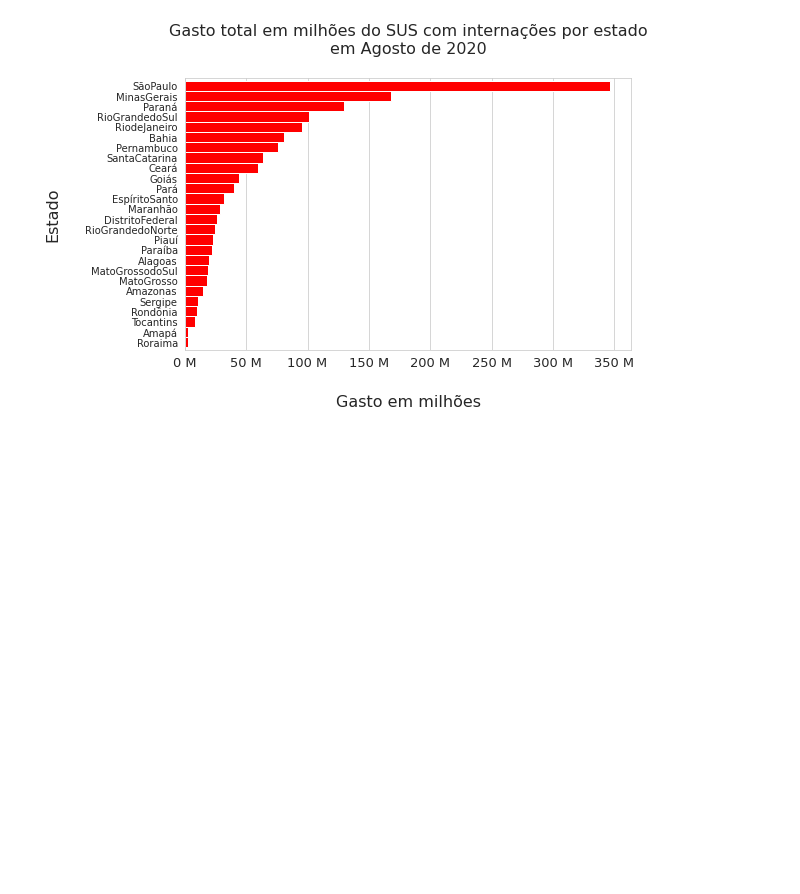
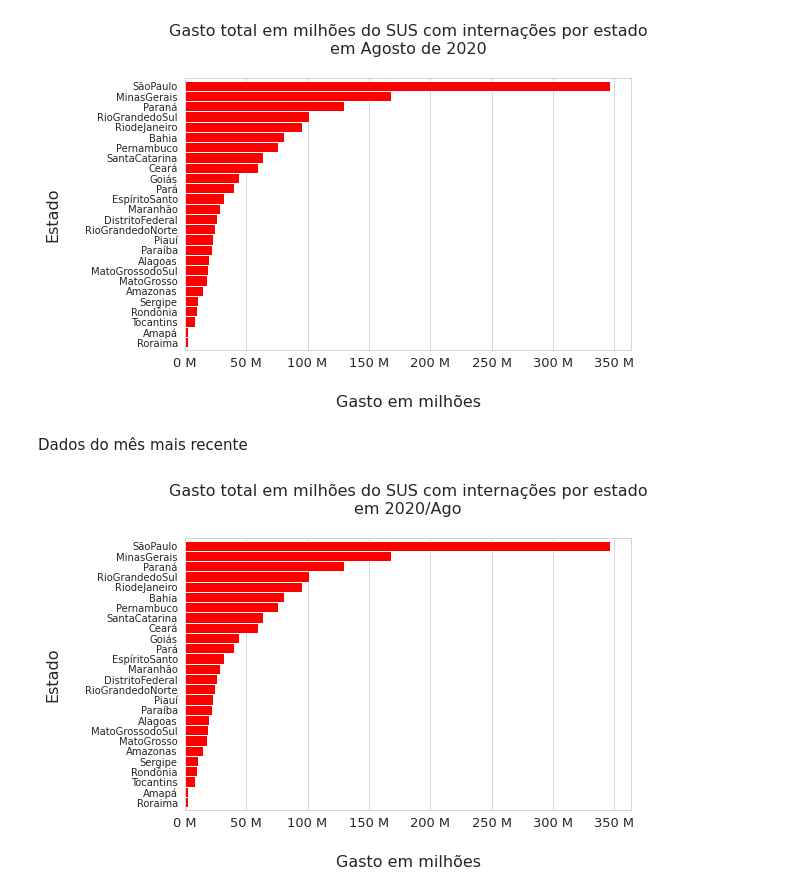
Before and after one commit to LucasGabrielB/Alura-Bootcamp-Data-Science-Aplicada, a Jupyter notebook: Modulo-01/Modulo-01_Aula-01.ipynb, the cells around one changed output. Drawn from its saved outputs; the diff is of its cells as text; code cells hidden in the pictures; blank space fills up the shorter version.

```diff
--- a/Modulo-01/Modulo-01_Aula-01.ipynb
+++ b/Modulo-01/Modulo-01_Aula-01.ipynb
@@ -76,3 +78,33 @@ ax.tick_params(axis='y', grid_alpha=0)
 plt.show()
 # %% [output]
 [figure]
+# %% [markdown]
+Dados do mês mais recente
+# %%
+# pega o nome da penúltima coluna do dataframe (última é o "Total")
+most_recent_month = df.columns[-2]
+
+# alterando escala para 1/1,000,000
+df_temp = df.dropna() / 1_000_000
+
+# ordenando dados por gasto total, ordem crescente
+df_temp = df_temp.sort_values(by=most_recent_month)[most_recent_month]
+
+ax = df_temp.plot(figsize=(8, 5),
+                cmap="flag",
+                kind='barh',
+                width=1)
+
+# formatando a apresentação dos numeros
+ax.xaxis.set_major_formatter(StrMethodFormatter('{x:.0f} M'))
+
+# personalizando grafico
+plt.xlabel('Gasto em milhões', labelpad=25, fontsize=16)
+plt.ylabel('Estado', labelpad=25, fontsize=16)
+plt.title(f'Gasto total em milhões do SUS com internações por estado\nem {most_recent_month}', pad=25, fontsize=16)
+ax.tick_params(axis='x', labelsize=13)
+ax.tick_params(axis='y', grid_alpha=0)
+
+plt.show()
+# %% [output]
+[figure, added]
```
Also changed, not shown: parts of 1 cell of this notebook.
